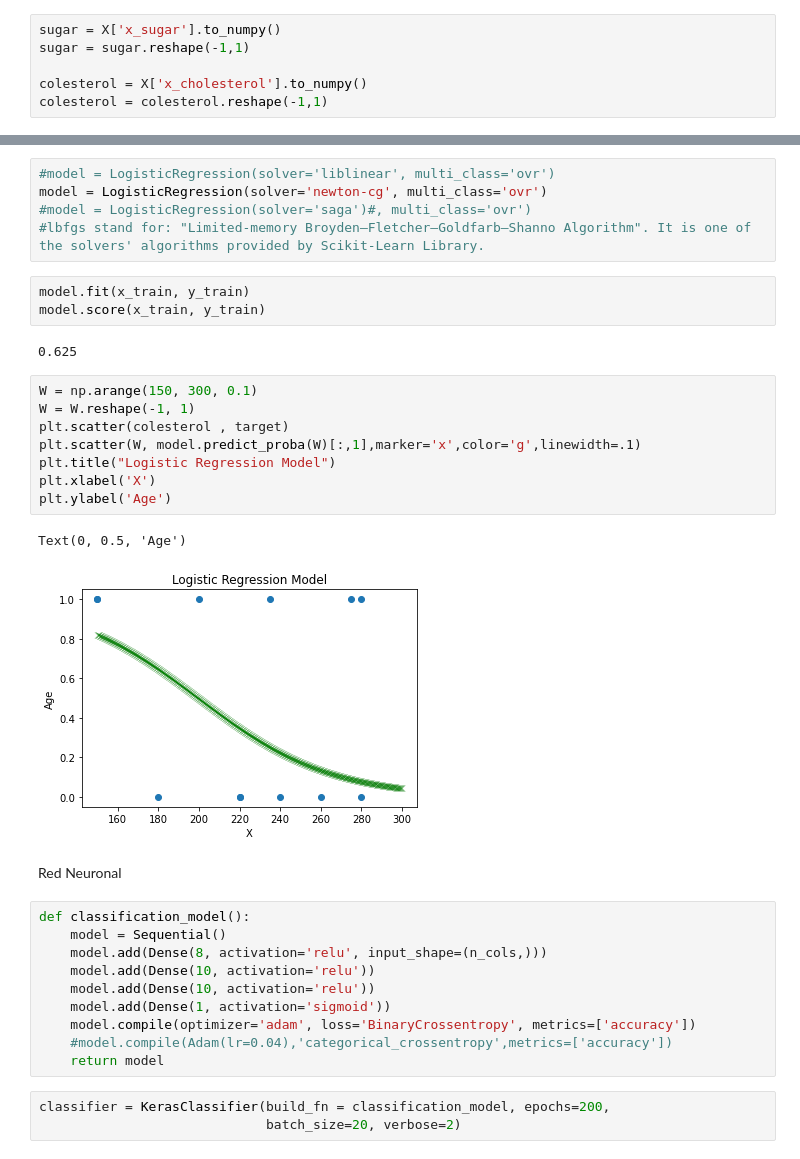
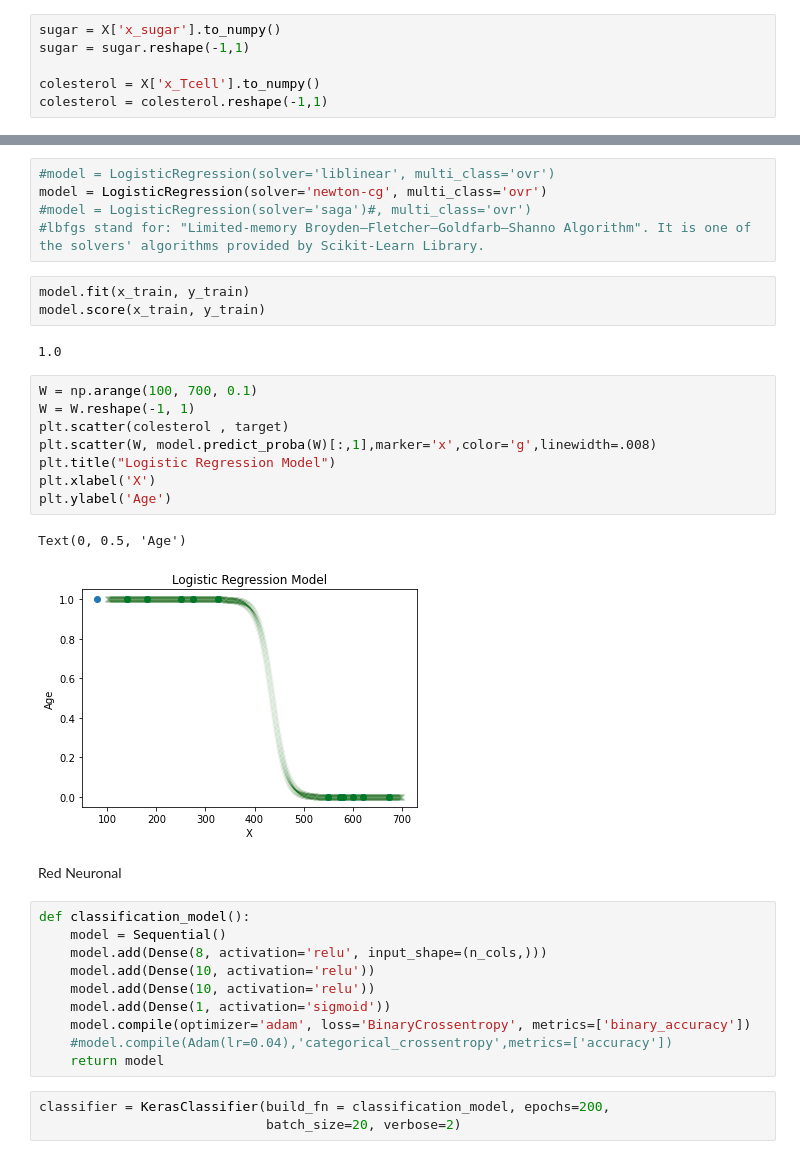
Before and after one commit to 8kta/finalML, a Jupyter notebook: Problema3.ipynb, the cells around one changed output, grey strips where cells are left out. Drawn from its saved outputs; the diff is of its cells as text.

```diff
--- a/Problema3.ipynb
+++ b/Problema3.ipynb
@@ -150,7 +150,7 @@ plt.show()
 sugar = X['x_sugar'].to_numpy()
 sugar = sugar.reshape(-1,1)
 
-colesterol = X['x_cholesterol'].to_numpy()
+colesterol = X['x_Tcell'].to_numpy()
 colesterol = colesterol.reshape(-1,1)
 # %%
 from sklearn.model_selection import train_test_split
@@ -164,18 +164,18 @@ model = LogisticRegression(solver='newton-cg', multi_class='ovr')
 model.fit(x_train, y_train)
 model.score(x_train, y_train)
 # %% [output]
-0.625
+1.0
 # %%
-W = np.arange(150, 300, 0.1)
+W = np.arange(100, 700, 0.1)
 W = W.reshape(-1, 1)
 plt.scatter(colesterol , target)
-plt.scatter(W, model.predict_proba(W)[:,1],marker='x',color='g',linewidth=.1)
+plt.scatter(W, model.predict_proba(W)[:,1],marker='x',color='g',linewidth=.008)
 plt.title("Logistic Regression Model")
 plt.xlabel('X')
 plt.ylabel('Age')
 # %% [output]
 Text(0, 0.5, 'Age')
-[figure, old version]
+[figure, new version]
 # %% [markdown]
 Red Neuronal
 # %%
@@ -185,7 +185,7 @@ def classification_model():
     model.add(Dense(10, activation='relu'))
     model.add(Dense(10, activation='relu'))
     model.add(Dense(1, activation='sigmoid'))
-    model.compile(optimizer='adam', loss='BinaryCrossentropy', metrics=['accuracy'])
+    model.compile(optimizer='adam', loss='BinaryCrossentropy', metrics=['binary_accuracy'])
     #model.compile(Adam(lr=0.04),'categorical_crossentropy',metrics=['accuracy'])
     return model
 # %%
```
Also changed, not shown: parts of 1 cell of this notebook, 2 other files.
